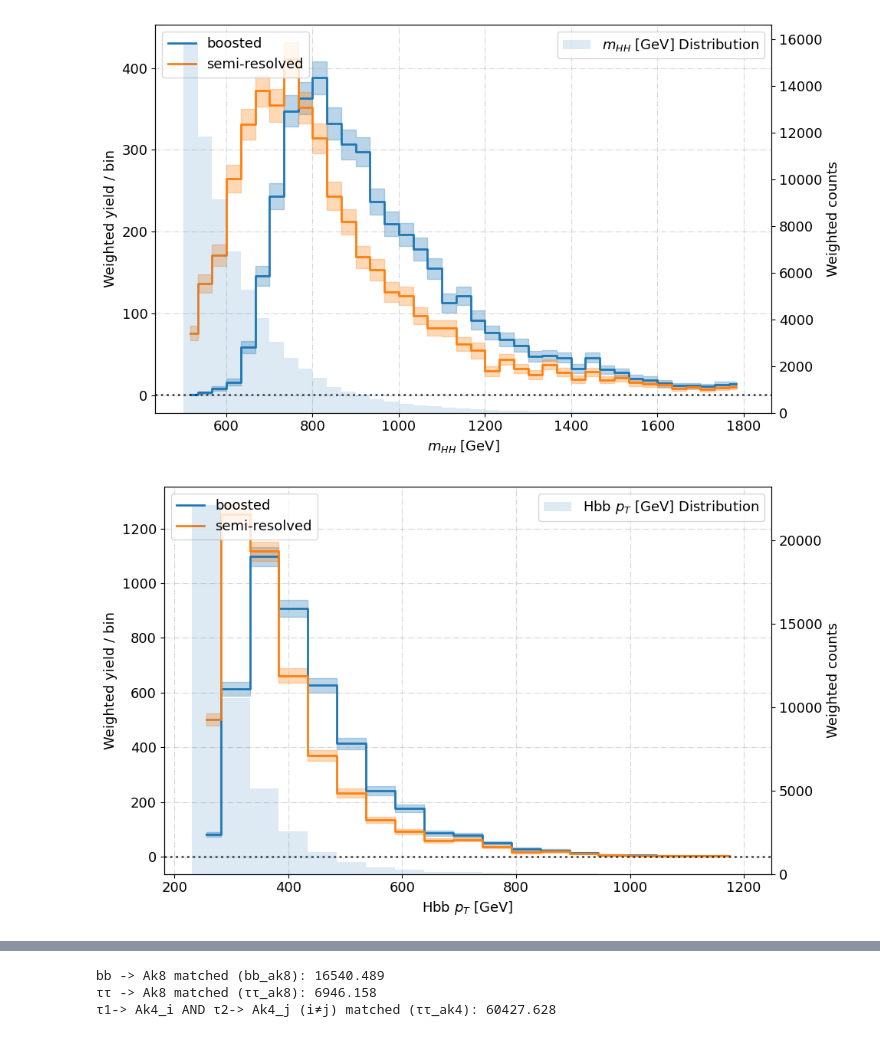
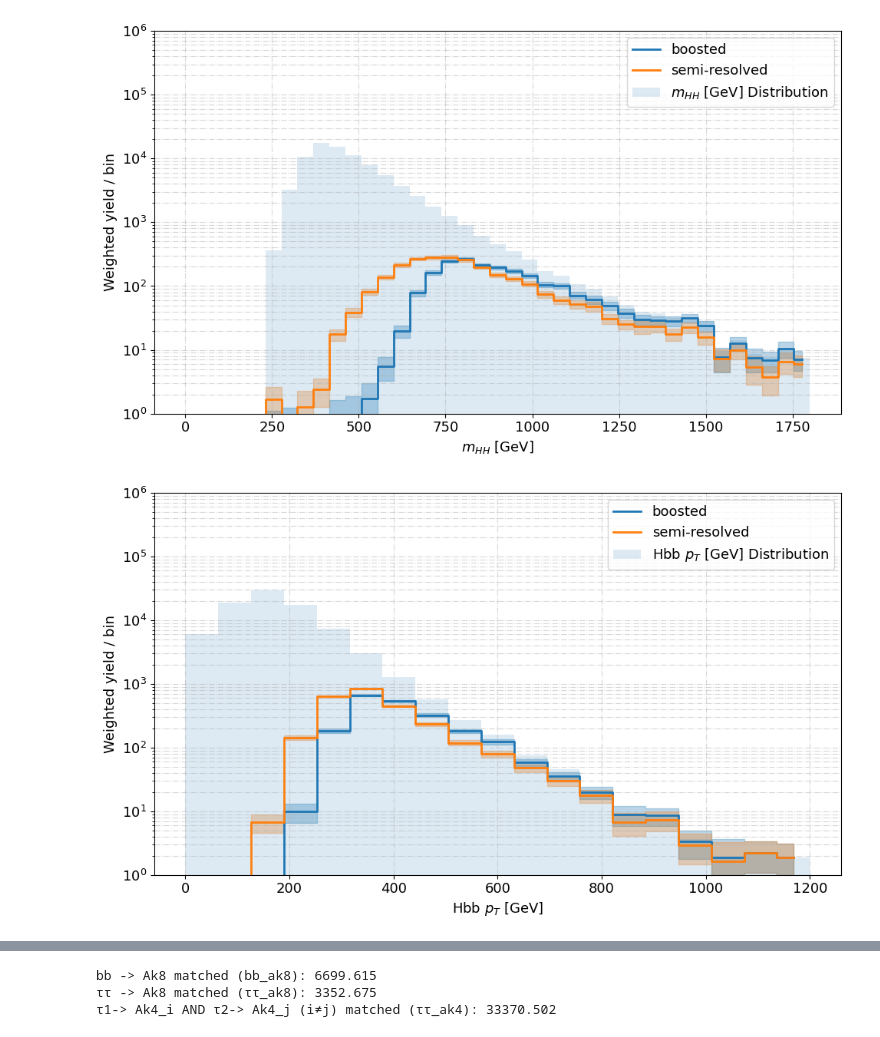
Before and after one commit to ArghyaDas112358/bbtautau, a Jupyter notebook: src/bbtautau/postprocessing/lowPt_Study_gen_match .ipynb, the cells around one changed output, grey strips where cells are left out. Drawn from its saved outputs; the diff is of its cells as text; code cells hidden in the pictures.

Commit message:
Add lowPt gen match study notebook

```diff
--- a/src/bbtautau/postprocessing/lowPt_Study_gen_match .ipynb
+++ b/src/bbtautau/postprocessing/lowPt_Study_gen_match .ipynb
@@ -106,8 +88,10 @@ acc_mask_ak8 = (
     df[ak8_eta_cols].abs().lt(acc_cond['eta_ak8']).any(axis=1)
 )
 
+is_both_tau_had = df[('GenTauhh', 0)]
+
 # Global event mask & filtered dataframe
-acc_mask_total = acc_mask_tau & acc_mask_bb #& acc_mask_ak4 & acc_mask_ak8
+acc_mask_total = acc_mask_tau & acc_mask_bb & is_both_tau_had #& acc_mask_ak4 & acc_mask_ak8
 df_acc     = df[acc_mask_total].copy()
 # %%
 N = df[("weight", 0)].sum()
@@ -449,18 +445,4 @@ colors = {
 # %%
-# (VOI) Variables Of Interest
-weights = df_check["weight"][0]
-higgs = utils.make_vector(df_check, name="GenHiggs")
-mhh = (higgs[:, 0] + higgs[:, 1]).mass
-hbbpt = higgs[df_check["GenHiggsChildren"] == 5].pt
-httpt = higgs[df_check["GenHiggsChildren"] == 15].pt
-
-plt.rcParams.update({'font.size':13})
-
-plot_vars = [
-    (mhh, "mhh", r"$m_{HH}$ [GeV]", np.linspace(500, 1800, 40)),
-    (hbbpt, "hbbpt", r"Hbb $p_{T}$ [GeV]", np.linspace(230, 1200, 20)),
-    (httpt, "httpt", r"H$\tau\tau$ $p_{T}$ [GeV]", np.linspace(230, 1200, 20)),
-]
 
 
 for kinvar, kinname, kinlabel, bins in plot_vars:
@@ -529,54 +511,57 @@ def yields_vs(var, reco_mask, bins, weights=None):
 for kinvar, kinname, kinlabel, bins in plot_vars:
     reco_b, _ = recon_truth_dict['boosted']
     reco_s, _ = recon_truth_dict['semi']
 
-    # Yields and statistical errors
+    # Compute weighted yields and errors
     y_b, err_b = yields_vs(kinvar, reco_b, bins, weights)
     y_s, err_s = yields_vs(kinvar, reco_s, bins, weights)
-
-    # Total distribution (background)
     tot_b, _ = np.histogram(kinvar, bins=bins, weights=weights)
 
+    # Bin centers and widths
     bc = 0.5 * (bins[1:] + bins[:-1])
     width = np.diff(bins)
 
+    # Clip values to avoid log(0)
+    y_b = np.clip(y_b, 1e-12, None)
+    y_s = np.clip(y_s, 1e-12, None)
+    tot_b = np.clip(tot_b, 1e-12, None)
+    err_b = np.minimum(err_b, y_b)
+    err_s = np.minimum(err_s, y_s)
+
     fig, ax = plt.subplots(figsize=(10, 6))
+    ax.set_yscale("log")
+    ax.set_ylim(ymin=1, ymax = 10**6)
 
-    # Boosted: step + error band
+    # Boosted
     ax.step(bc, y_b, where='mid', lw=2,
             label='boosted', color=colors['boosted'])
     ax.fill_between(
         bc, y_b - err_b, y_b + err_b,
-        step='mid', alpha=0.3,
-        color=colors['boosted']
+        step='mid', alpha=0.3, color=colors['boosted']
     )
 
-    # Semi-resolved: step + error band
+    # Semi-resolved
     ax.step(bc, y_s, where='mid', lw=2,
             label='semi-resolved', color=colors['semi'])
     ax.fill_between(
         bc, y_s - err_s, y_s + err_s,
-        step='mid', alpha=0.3,
-        color=colors['semi']
+        step='mid', alpha=0.3, color=colors['semi']
     )
 
-    # Optional horizontal line for visual aid
-    ax.axhline(y=1, linestyle=':', color='black',
-               alpha=0.7, linewidth=2)
+    # Total weighted background distribution
+    ax.bar(bc, tot_b, width=width,
+           alpha=0.15, label=kinlabel + ' Distribution')
 
-    ax.set(xlabel=kinlabel, ylabel='Weighted yield / bin')
-    ax.grid(ls='-.', alpha=0.5)
+    # Labels and aesthetics
+    ax.set(
+        xlabel=kinlabel,
+        ylabel='Weighted yield / bin'
+    )
+    ax.grid(ls='-.', alpha=0.5, which='both')
+    ax.legend(loc='upper right')
 
-    # Twin axis for background distribution
-    ax2 = ax.twinx()
-    ax2.bar(bc, tot_b, width=width,
-            alpha=0.15, label=kinlabel + ' Distribution')
-    ax2.set_ylabel('Weighted counts')
-
-    ax.legend(loc='upper left')
-    ax2.legend(loc='upper right')
     plt.tight_layout()
     plt.show()
 # %% [output]
-[figure, old version]
+[figure, new version]
-[figure, old version]
+[figure, new version]
@@ -613,7 +590,7 @@ colors = {
     'ττ_ak4': 'C4'
 }
 # %% [output]
-bb -> Ak8 matched (bb_ak8): 16540.489
-ττ -> Ak8 matched (ττ_ak8): 6946.158
-τ1-> Ak4_i AND τ2-> Ak4_j (i≠j) matched (ττ_ak4): 60427.628
+bb -> Ak8 matched (bb_ak8): 6699.615
+ττ -> Ak8 matched (ττ_ak8): 3352.675
+τ1-> Ak4_i AND τ2-> Ak4_j (i≠j) matched (ττ_ak4): 33370.502
 # %%
```
Also changed, not shown: parts of 17 cells of this notebook.
